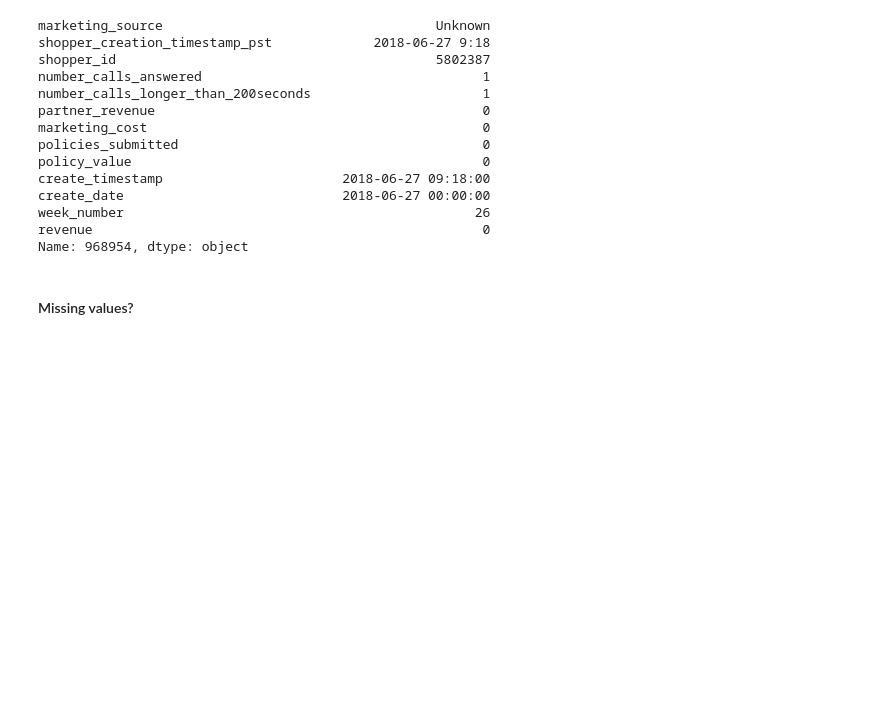
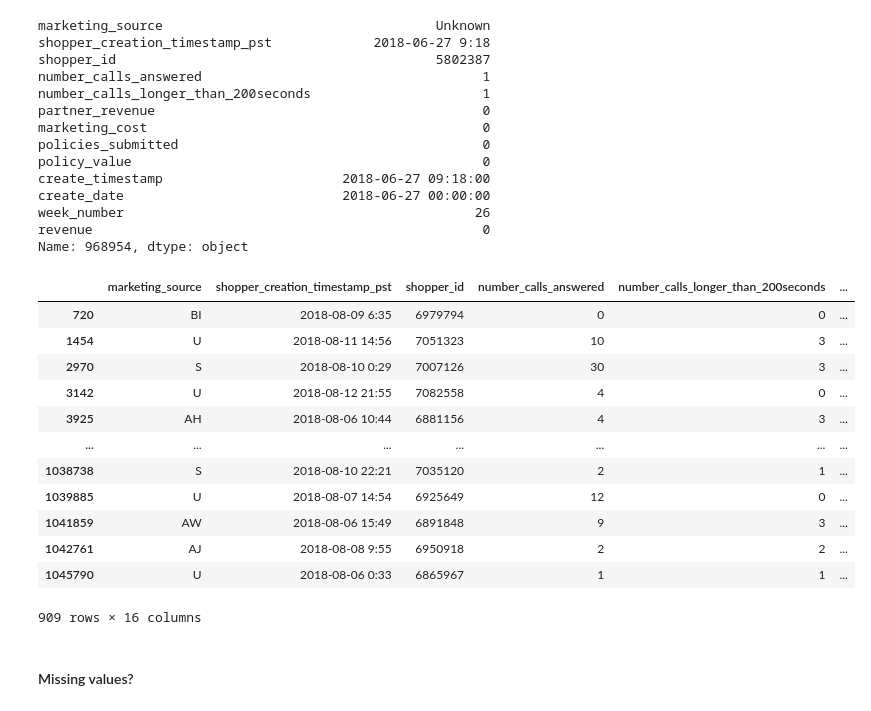
Before and after one commit to PipCourbois/miscellaneous, a Jupyter notebook: Assurance_questions.ipynb, the cells around one changed output. Drawn from its saved outputs; the diff is of its cells as text; code cells hidden in the pictures; blank space fills up the shorter version.

```diff
--- a/Assurance_questions.ipynb
+++ b/Assurance_questions.ipynb
@@ -247,6 +247,22 @@ create_date                            2018-06-27 00:00:00
 week_number                                             26
 revenue                                                  0
 Name: 968954, dtype: object
+# %%
+ts_raw.loc[(ts_raw.week_number == 32) & (ts_raw.policy_value > 0)]
+# %% [output]
+|  | marketing_source | shopper_creation_timestamp_pst | shopper_id | number_calls_answered | number_calls_longer_than_200seconds | ... |
+| 720 | BI | 2018-08-09 6:35 | 6979794 | 0 | 0 | ... |
+| 1454 | U | 2018-08-11 14:56 | 7051323 | 10 | 3 | ... |
+| 2970 | S | 2018-08-10 0:29 | 7007126 | 30 | 3 | ... |
+| 3142 | U | 2018-08-12 21:55 | 7082558 | 4 | 0 | ... |
+| 3925 | AH | 2018-08-06 10:44 | 6881156 | 4 | 3 | ... |
+| ... | ... | ... | ... | ... | ... | ... |
+| 1038738 | S | 2018-08-10 22:21 | 7035120 | 2 | 1 | ... |
+| 1039885 | U | 2018-08-07 14:54 | 6925649 | 12 | 0 | ... |
+| 1041859 | AW | 2018-08-06 15:49 | 6891848 | 9 | 3 | ... |
+| 1042761 | AJ | 2018-08-08 9:55 | 6950918 | 2 | 2 | ... |
+| 1045790 | U | 2018-08-06 0:33 | 6865967 | 1 | 1 | ... |
+909 rows × 16 columns
 # %% [markdown]
 #### Missing values?
 # %%
```
Also changed, not shown: parts of 45 cells of this notebook.
